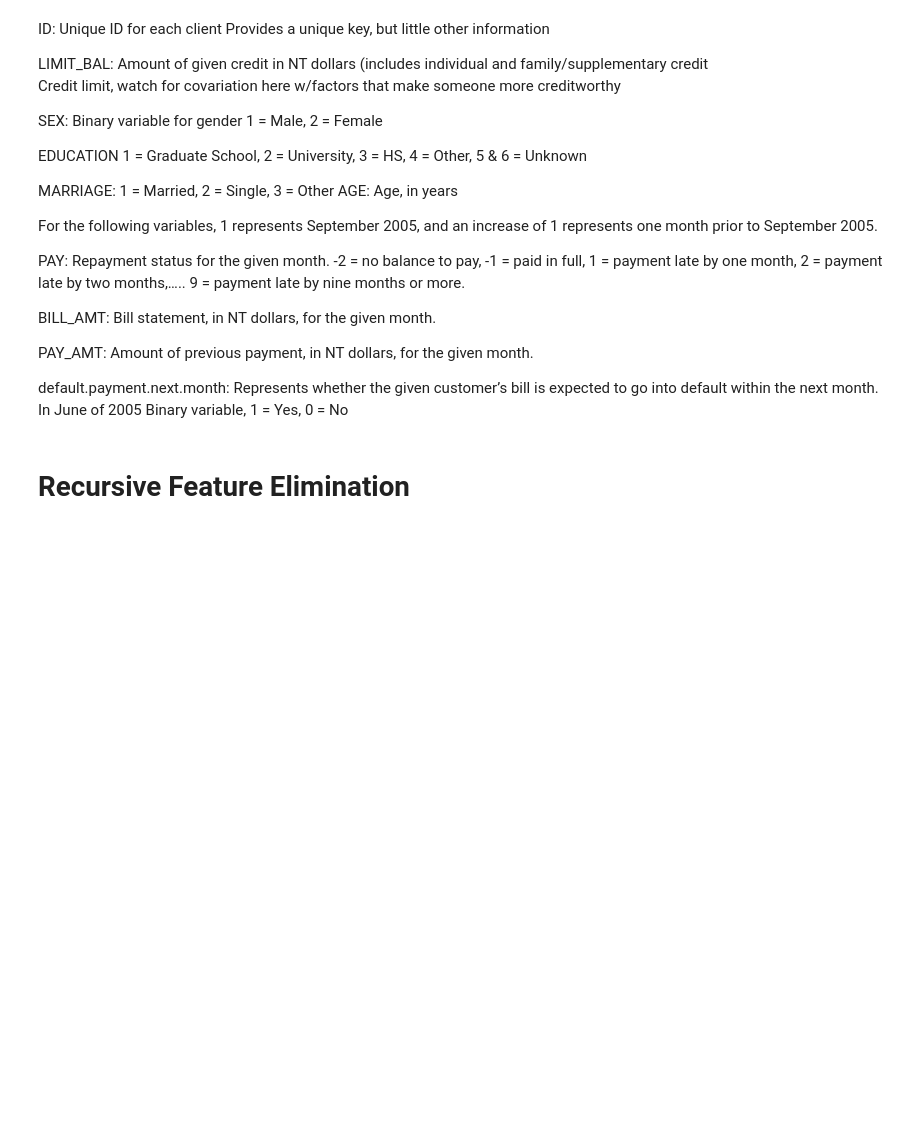
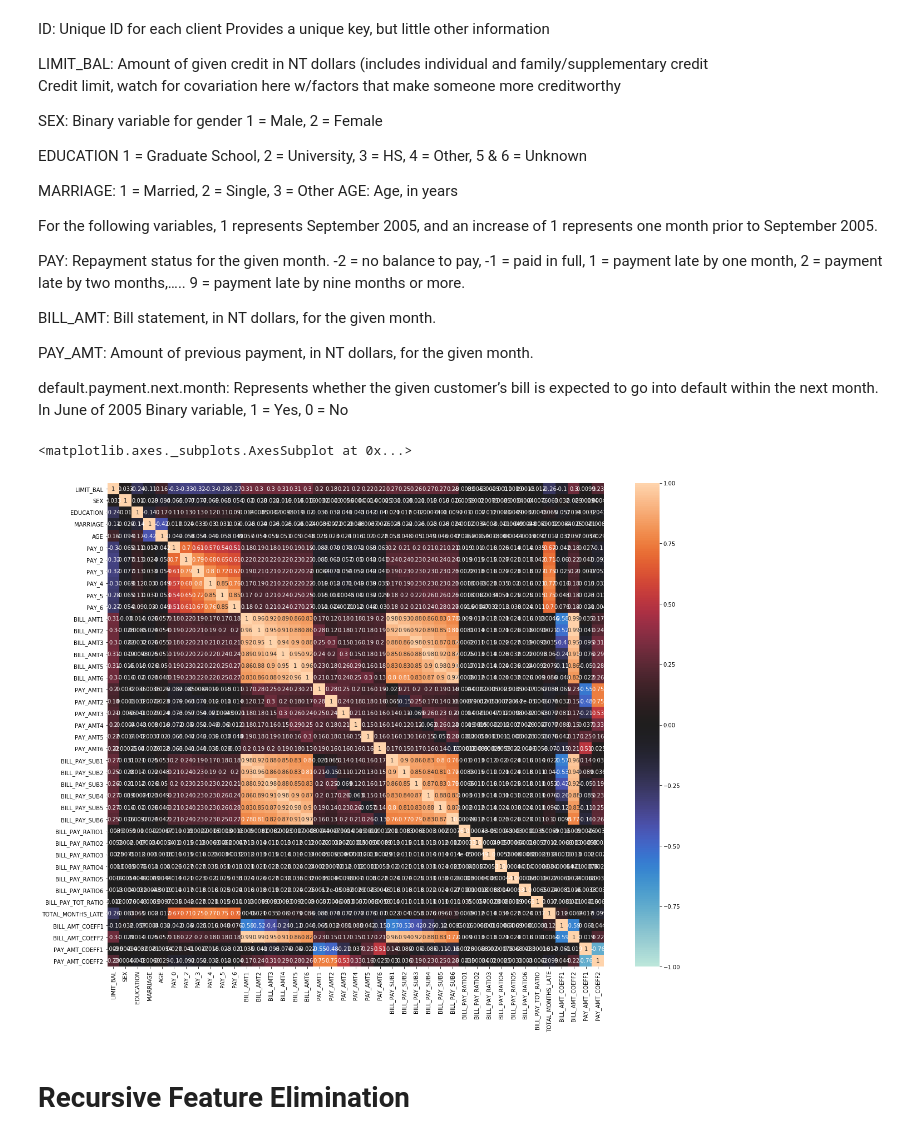
Before and after one commit to TheRenFox/INET4710_Project, a Jupyter notebook: Project1_4710.ipynb, the cells around one changed output. Saved outputs shown, nothing was run; the diff lists cells and outputs as text; code cells hidden in the pictures; blank space fills up the shorter version.

```diff
--- a/Project1_4710.ipynb
+++ b/Project1_4710.ipynb
@@ -251,8 +275,11 @@ default.payment.next.month: Represents whether the given customer’s bill is ex
 Binary variable, 1 = Yes, 0 = No
 # %%
 fig, ax = plt.subplots(figsize=(20,16))
-corrmat = df.corr()
+corrmat = data.corr()
 sns.heatmap(corrmat,-1,1,ax=ax,center=0,annot=True)
+# %% [output]
+<matplotlib.axes._subplots.AxesSubplot at 0x...>
+[figure, added]
 # %% [markdown]
 # Recursive Feature Elimination
 # %%
```
Also changed, not shown: parts of 42 cells of this notebook.
